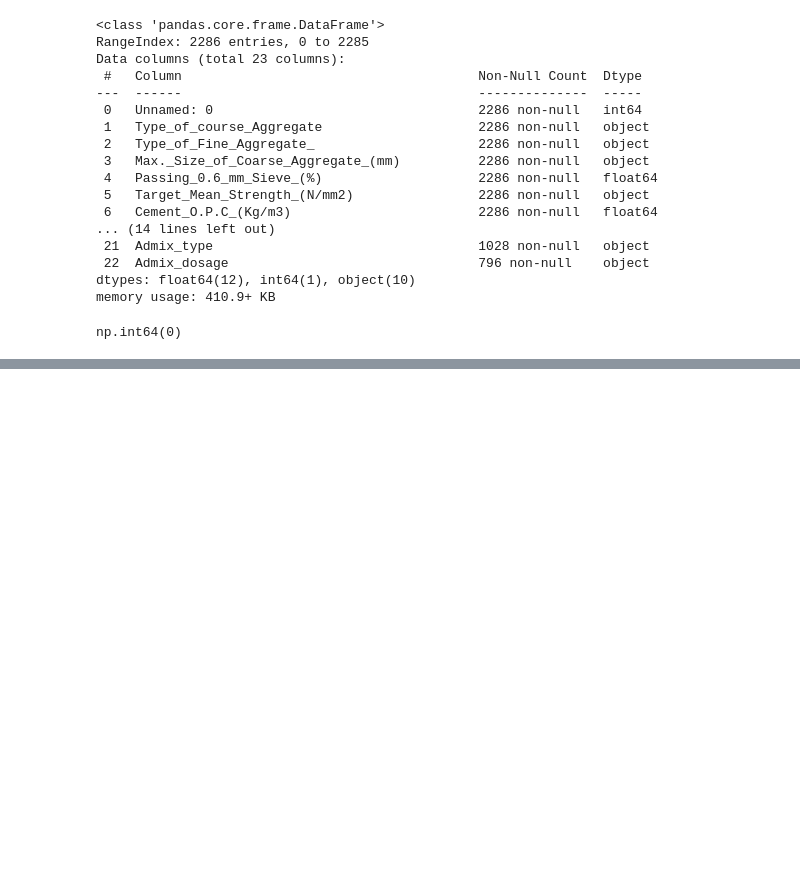
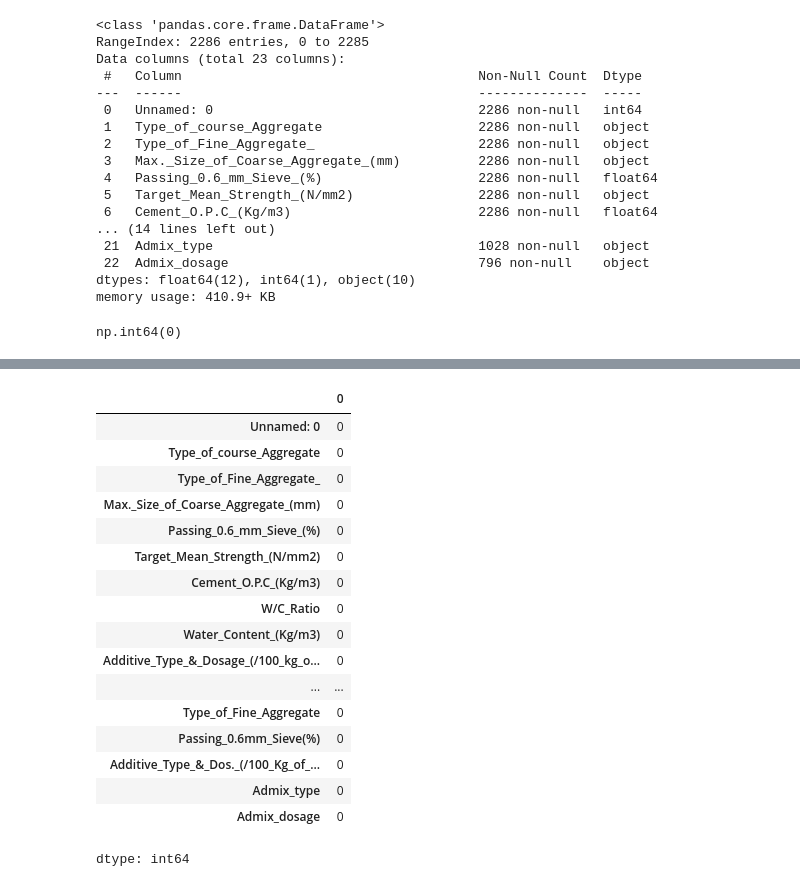
Before and after one commit to ArunK-ML/ML-Regression-Model---Concrete-Mix-Strength---Dataset, a Jupyter notebook: Concrete_Strength.ipynb, the cells around one changed output, grey strips where cells are left out. Cells and saved outputs as stored; diff of their text form; code cells hidden in the pictures; blank space fills up the shorter version.

```diff
--- a/Concrete_Strength.ipynb
+++ b/Concrete_Strength.ipynb
@@ -46,3 +46,7 @@ memory usage: 410.9+ KB
 df.duplicated().sum()
 # %% [output]
 np.int64(0)
+# %%
+# Add the columns back if dropped earlier
+df['Admix_type'].fillna(0, inplace=True)
+df['Admix_dosage'].fillna(0, inplace=True)
@@ -48,0 +66,21 @@ np.int64(0)
+# %%
+df.isna().sum()
+# %% [output]
+|  | 0 |
+| Unnamed: 0 | 0 |
+| Type_of_course_Aggregate | 0 |
+| Type_of_Fine_Aggregate_ | 0 |
+| Max._Size_of_Coarse_Aggregate_(mm) | 0 |
+| Passing_0.6_mm_Sieve_(%) | 0 |
+| Target_Mean_Strength_(N/mm2) | 0 |
+| Cement_O.P.C_(Kg/m3) | 0 |
+| W/C_Ratio | 0 |
+| Water_Content_(Kg/m3) | 0 |
+| Additive_Type_&_Dosage_(/100_kg_o... | 0 |
+| ... | ... |
+| Type_of_Fine_Aggregate | 0 |
+| Passing_0.6mm_Sieve(%) | 0 |
+| Additive_Type_&_Dos._(/100_Kg_of_... | 0 |
+| Admix_type | 0 |
+| Admix_dosage | 0 |
+dtype: int64
```
Also changed, not shown: parts of 1 cell of this notebook.
